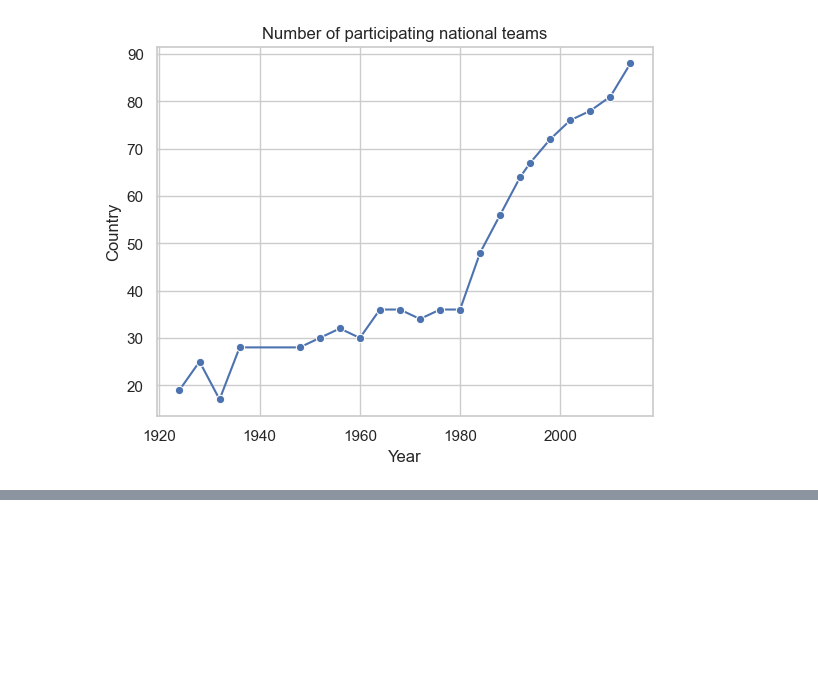
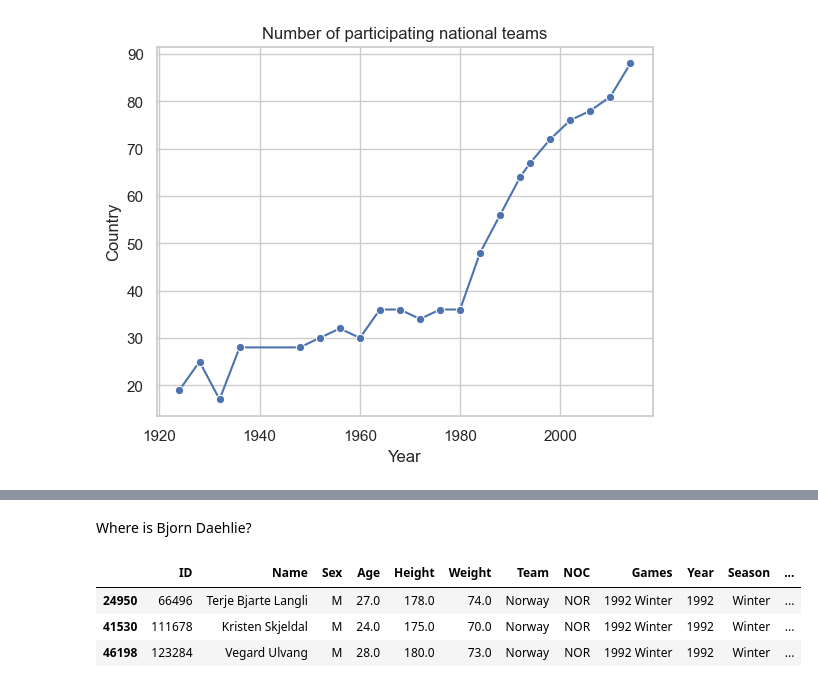
Before and after one commit to pan7ae/data_analysis_projects, a Jupyter notebook: my own researches/EDA of olympics.ipynb, the cells around one changed output, grey strips where cells are left out. Saved outputs shown, nothing was run; the diff lists cells and outputs as text; code cells hidden in the pictures; blank space fills up the shorter version.

```diff
--- a/my own researches/EDA of olympics.ipynb
+++ b/my own researches/EDA of olympics.ipynb
@@ -388,0 +440,9 @@ plt.show()
+# %% [markdown]
+Where is Bjorn Daehlie?
+# %%
+df[(df["Year"]==1992) & (df["Sport"]=="Cross Country Skiing") & (df["region"]=="Norway") & (df["Event"]=="Cross Country Skiing Men's 4 x 10 kilometres Relay")]
+# %% [output]
+|  | ID | Name | Sex | Age | Height | Weight | Team | NOC | Games | Year | Season | ... |
+| 24950 | 66496 | Terje Bjarte Langli | M | 27.0 | 178.0 | 74.0 | Norway | NOR | 1992 Winter | 1992 | Winter | ... |
+| 41530 | 111678 | Kristen Skjeldal | M | 24.0 | 175.0 | 70.0 | Norway | NOR | 1992 Winter | 1992 | Winter | ... |
+| 46198 | 123284 | Vegard Ulvang | M | 28.0 | 180.0 | 73.0 | Norway | NOR | 1992 Winter | 1992 | Winter | ... |
```
Also changed, not shown: parts of 4 cells of this notebook.
